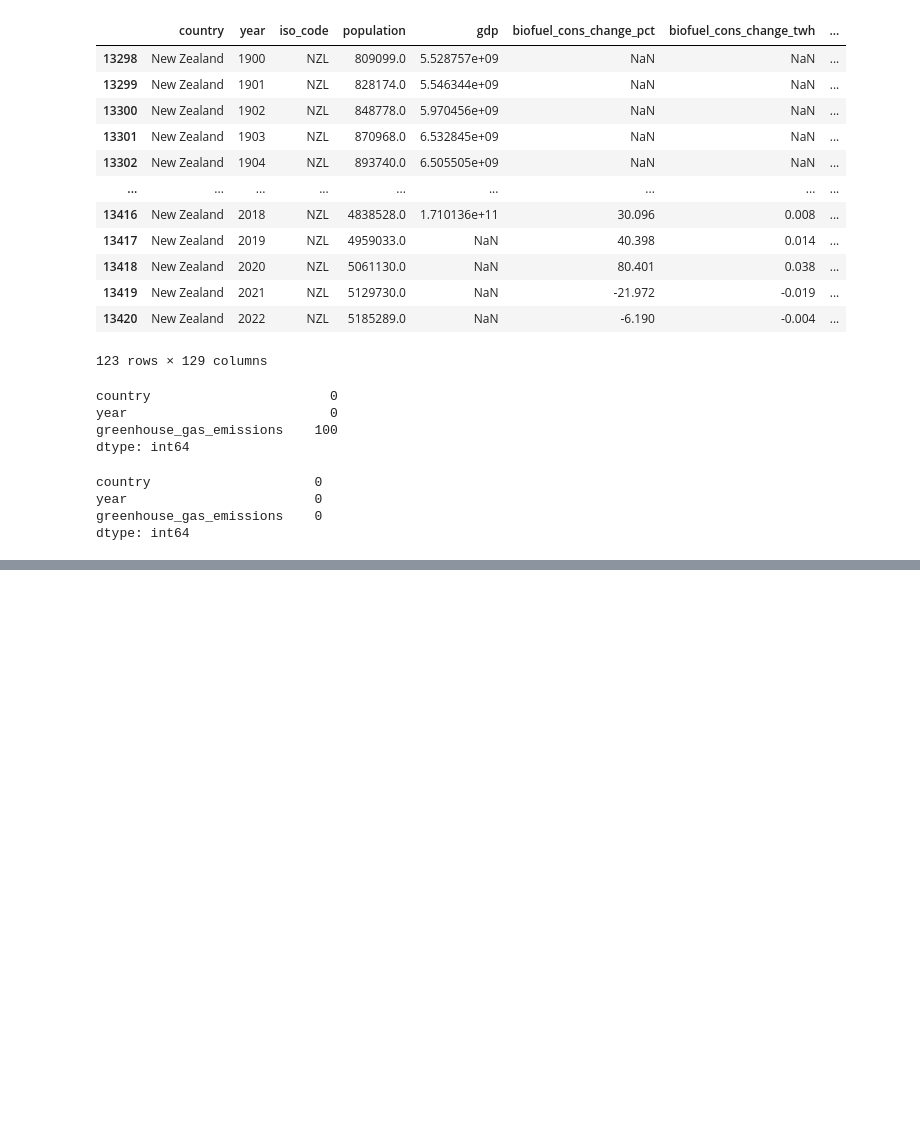
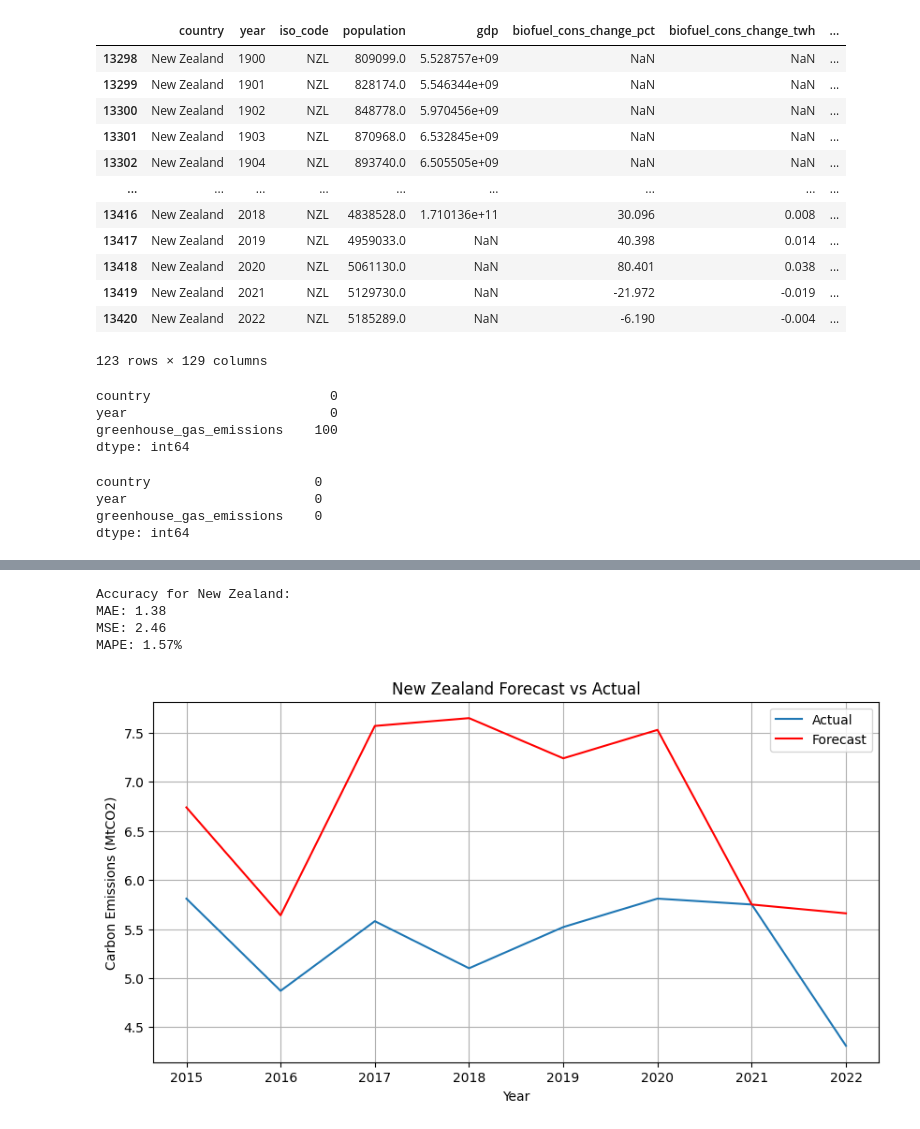
Before and after one commit to RandikaSilva/Energy-Demand-Analysis-Visualization, a Jupyter notebook: src/notebook/data_solution_carban_emission_forcasting.ipynb, the cells around one changed output, grey strips where cells are left out. Cells and saved outputs as stored; diff of their text form; code cells hidden in the pictures; blank space fills up the shorter version.

```diff
--- a/src/notebook/data_solution_carban_emission_forcasting.ipynb
+++ b/src/notebook/data_solution_carban_emission_forcasting.ipynb
@@ -88,0 +91,47 @@ for country in countries:
+# %%
+
+
+
+def test_model_accuracy(country, test_size=5):
+    country_data = data_selected[data_selected['country'] == country]
+    country_data = country_data.set_index('year')
+    series = country_data['greenhouse_gas_emissions'].dropna()
+
+    if len(series) <= test_size:
+        print(f"Not enough data to evaluate model for {country}.")
+        return
+
+    train, test = series[:-test_size], series[-test_size:]
+
+    model = SARIMAX(train, order=(1, 1, 1), seasonal_order=(1, 1, 1, 12))
+    model_fit = model.fit(disp=False)
+
+    forecast = model_fit.forecast(steps=test_size)
+
+    mae = mean_absolute_error(test, forecast)
+    mse = mean_squared_error(test, forecast)
+    rmse = np.sqrt(mse)
+
+    print(f"Accuracy for {country}:")
+    print(f"MAE: {mae:.2f}")
+    print(f"MSE: {mse:.2f}")
+    print(f"MAPE: {rmse:.2f}%")
+
+    plt.figure(figsize=(10, 5))
+    plt.plot(test.index, test.values, label='Actual')
+    plt.plot(test.index, forecast.values, label='Forecast', color='red')
+    plt.title(f'{country} Forecast vs Actual')
+    plt.xlabel('Year')
+    plt.ylabel('Carbon Emissions (MtCO2)')
+    plt.legend()
+    plt.grid(True)
+    plt.show()
+# %%
+for country in countries:
+    test_model_accuracy(country, test_size=8)
+# %% [output]
+Accuracy for New Zealand:
+MAE: 1.38
+MSE: 2.46
+MAPE: 1.57%
+[figure, added]
```
Also changed, not shown: parts of 3 cells of this notebook, 3 other files.
